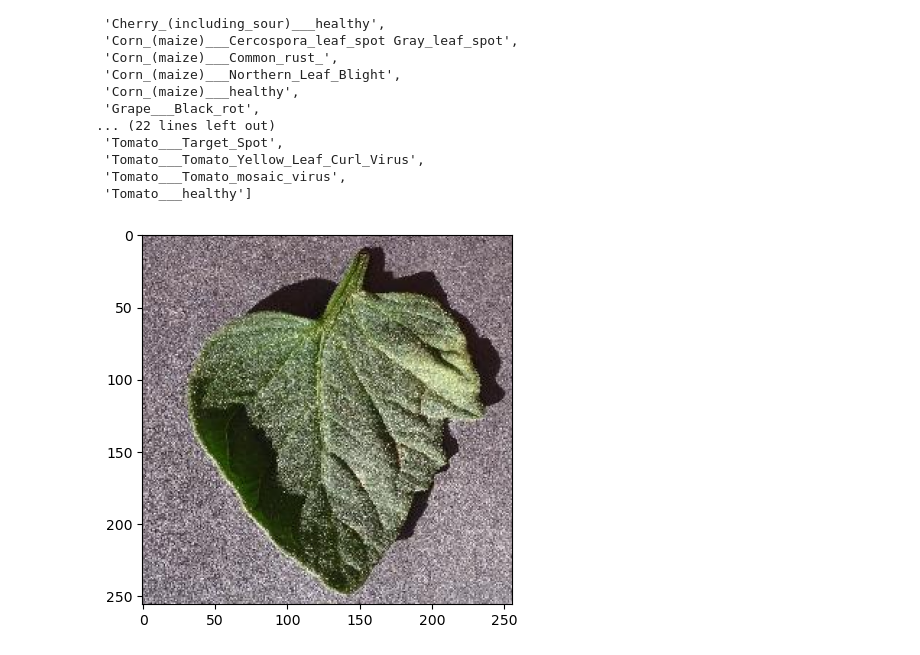
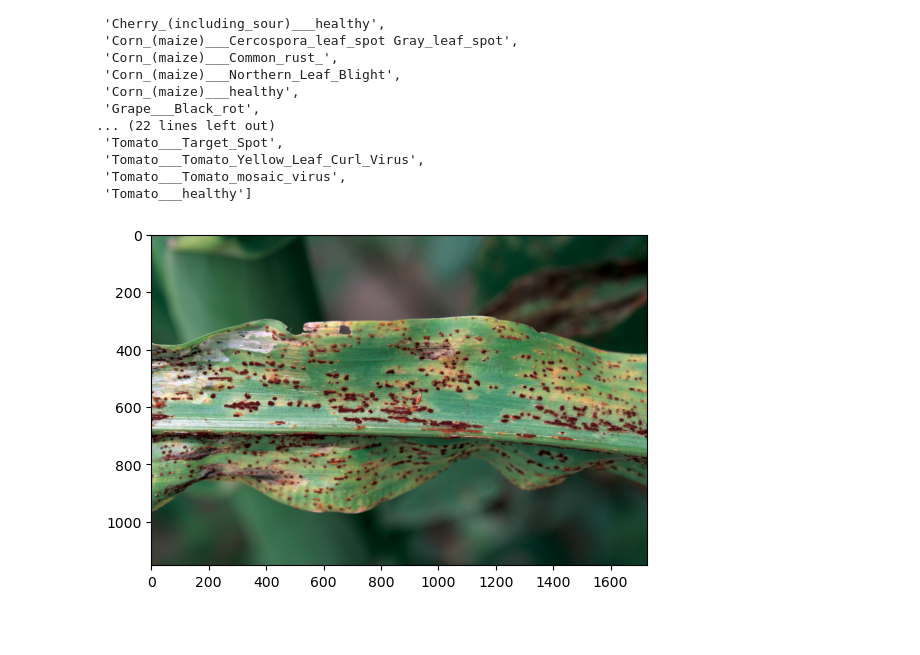
Before and after one commit to Kevin-Liusx/Plant_Desease_Detection, a Jupyter notebook: model_training.ipynb, the cells around one changed output. Drawn from its saved outputs; the diff is of its cells as text; code cells hidden in the pictures; blank space fills up the shorter version.

```diff
--- a/model_training.ipynb
+++ b/model_training.ipynb
@@ -69,11 +69,11 @@ def predict_image(image_path, classes, image_size=(128, 128)):
     result = np.argmax(pridiction)
     return classes[result]
 # %%
-image_path = '/Users/kevin/Desktop/Plant_Desease_Detection/data/test/PotatoEarlyBlight4.JPG'
+image_path = '/Users/kevin/Desktop/Plant_Desease_Detection/sweet-corn_common-rust.jpg'
 
 show_image(image_path)
 # %% [output]
-[figure, old version]
+[figure, new version]
 # %%
 predict_image(image_path, class_names)
 # %% [output]
```
Also changed, not shown: parts of 2 cells of this notebook.
